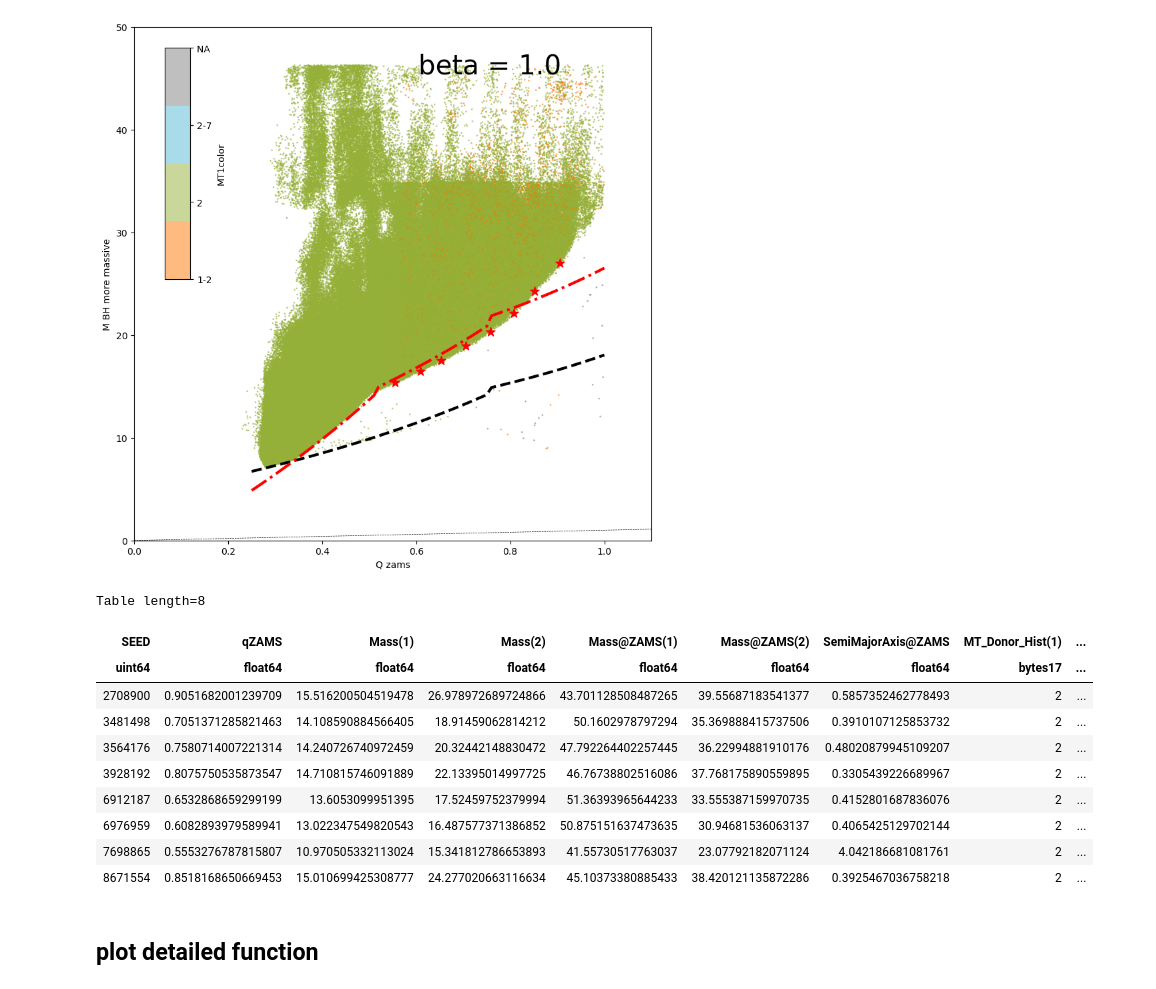
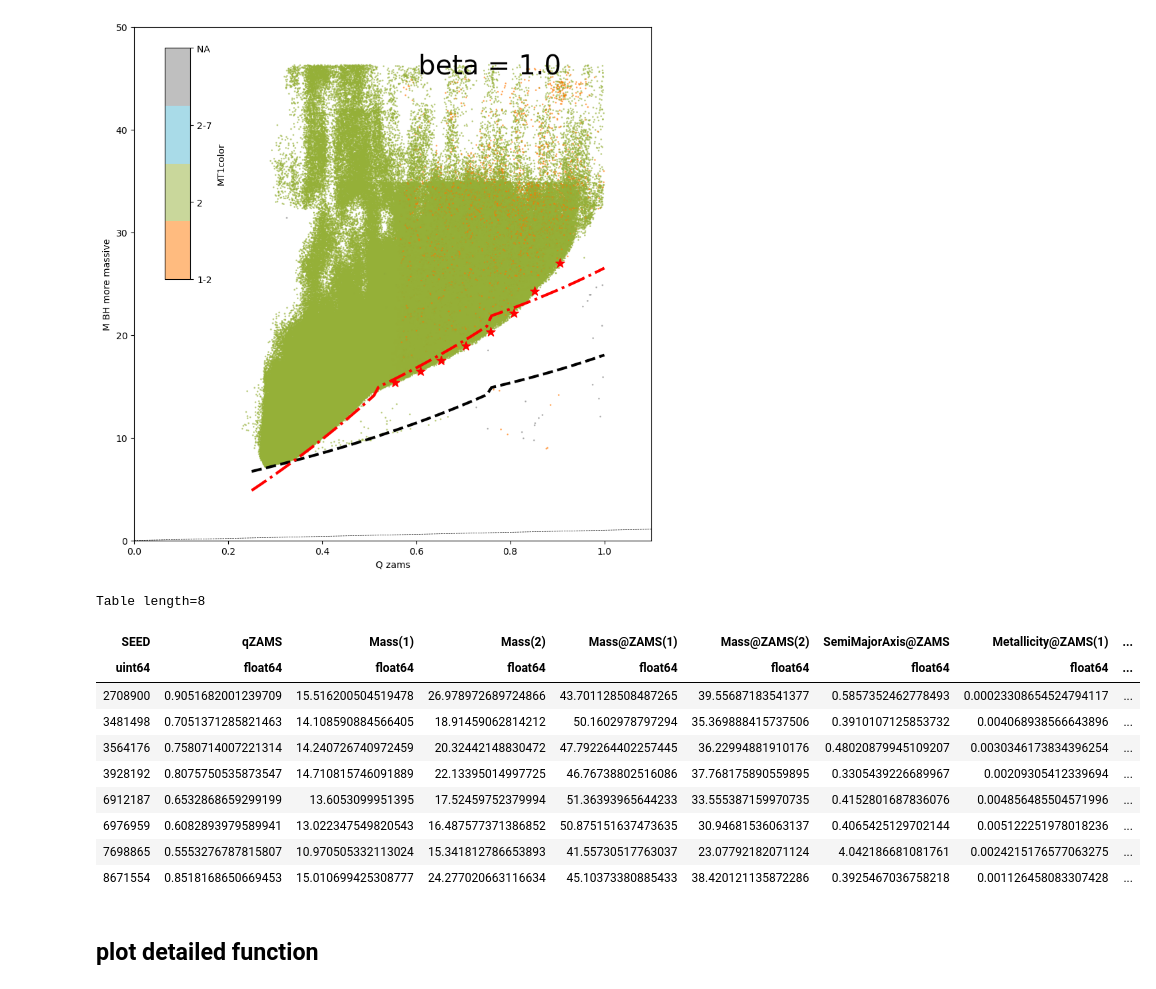
Before and after one commit to LiekeVanSon/BumpAt20, a Jupyter notebook: Code/Select_sys_along_edge.ipynb, the cells around one changed output. Cells and saved outputs as stored; diff of their text form; code cells hidden in the pictures.

Commit message:
forgot metallicity

```diff
--- a/Code/Select_sys_along_edge.ipynb
+++ b/Code/Select_sys_along_edge.ipynb
@@ -335,24 +335,24 @@ qZAMS bin: 0.9 0.95
 # %%
 # Find the indices that correspond to the SEEDS_to_collect
 # print(SEEDS_to_collect)
 # merging_BBH.keys()
-Table_of_interest = merging_BBH['SEED','qZAMS', 'Mass(1)', 'Mass(2)', 'Mass@ZAMS(1)', 'Mass@ZAMS(2)', 'SemiMajorAxis@ZAMS', 'MT_Donor_Hist(1)','MT_Donor_Hist(2)', 'CE_Event_Counter', 'Merges_Hubble_Time'][np.in1d(merging_BBH['SEED'], SEEDS_to_collect)]
+Table_of_interest = merging_BBH['SEED','qZAMS', 'Mass(1)', 'Mass(2)', 'Mass@ZAMS(1)', 'Mass@ZAMS(2)', 'SemiMajorAxis@ZAMS','Metallicity@ZAMS(1)', 'MT_Donor_Hist(1)','MT_Donor_Hist(2)', 'CE_Event_Counter', 'Merges_Hubble_Time'][np.in1d(merging_BBH['SEED'], SEEDS_to_collect)]
 display(Table_of_interest)
 
 #Save the table
 Table_of_interest.write('Table_SEEDs_of_interest_beta%s.txt'%(BETA), format = 'csv', overwrite = True)
 # %% [output]
 Table length=8
-| SEED | qZAMS | Mass(1) | Mass(2) | Mass@ZAMS(1) | Mass@ZAMS(2) | SemiMajorAxis@ZAMS | MT_Donor_Hist(1) | ... |
-| uint64 | float64 | float64 | float64 | float64 | float64 | float64 | bytes17 | ... |
-| 2708900 | 0.9051682001239709 | 15.516200504519478 | 26.978972689724866 | 43.701128508487265 | 39.55687183541377 | 0.5857352462778493 | 2 | ... |
-| 3481498 | 0.7051371285821463 | 14.108590884566405 | 18.91459062814212 | 50.1602978797294 | 35.369888415737506 | 0.3910107125853732 | 2 | ... |
-| 3564176 | 0.7580714007221314 | 14.240726740972459 | 20.32442148830472 | 47.792264402257445 | 36.22994881910176 | 0.48020879945109207 | 2 | ... |
-| 3928192 | 0.8075750535873547 | 14.710815746091889 | 22.13395014997725 | 46.76738802516086 | 37.768175890559895 | 0.3305439226689967 | 2 | ... |
-| 6912187 | 0.6532868659299199 | 13.6053099951395 | 17.52459752379994 | 51.36393965644233 | 33.555387159970735 | 0.4152801687836076 | 2 | ... |
-| 6976959 | 0.6082893979589941 | 13.022347549820543 | 16.487577371386852 | 50.875151637473635 | 30.94681536063137 | 0.4065425129702144 | 2 | ... |
-| 7698865 | 0.5553276787815807 | 10.970505332113024 | 15.341812786653893 | 41.55730517763037 | 23.07792182071124 | 4.042186681081761 | 2 | ... |
-| 8671554 | 0.8518168650669453 | 15.010699425308777 | 24.277020663116634 | 45.10373380885433 | 38.420121135872286 | 0.3925467036758218 | 2 | ... |
+| SEED | qZAMS | Mass(1) | Mass(2) | Mass@ZAMS(1) | Mass@ZAMS(2) | SemiMajorAxis@ZAMS | Metallicity@ZAMS(1) | ... |
+| uint64 | float64 | float64 | float64 | float64 | float64 | float64 | float64 | ... |
+| 2708900 | 0.9051682001239709 | 15.516200504519478 | 26.978972689724866 | 43.701128508487265 | 39.55687183541377 | 0.5857352462778493 | 0.00023308654524794117 | ... |
+| 3481498 | 0.7051371285821463 | 14.108590884566405 | 18.91459062814212 | 50.1602978797294 | 35.369888415737506 | 0.3910107125853732 | 0.004068938566643896 | ... |
+| 3564176 | 0.7580714007221314 | 14.240726740972459 | 20.32442148830472 | 47.792264402257445 | 36.22994881910176 | 0.48020879945109207 | 0.0030346173834396254 | ... |
+| 3928192 | 0.8075750535873547 | 14.710815746091889 | 22.13395014997725 | 46.76738802516086 | 37.768175890559895 | 0.3305439226689967 | 0.00209305412339694 | ... |
+| 6912187 | 0.6532868659299199 | 13.6053099951395 | 17.52459752379994 | 51.36393965644233 | 33.555387159970735 | 0.4152801687836076 | 0.004856485504571996 | ... |
+| 6976959 | 0.6082893979589941 | 13.022347549820543 | 16.487577371386852 | 50.875151637473635 | 30.94681536063137 | 0.4065425129702144 | 0.005122251978018236 | ... |
+| 7698865 | 0.5553276787815807 | 10.970505332113024 | 15.341812786653893 | 41.55730517763037 | 23.07792182071124 | 4.042186681081761 | 0.0024215176577063275 | ... |
+| 8671554 | 0.8518168650669453 | 15.010699425308777 | 24.277020663116634 | 45.10373380885433 | 38.420121135872286 | 0.3925467036758218 | 0.001126458083307428 | ... |
 # %% [markdown]
 ## plot detailed function
 # %%
```
Also changed, not shown: 1 other file.
